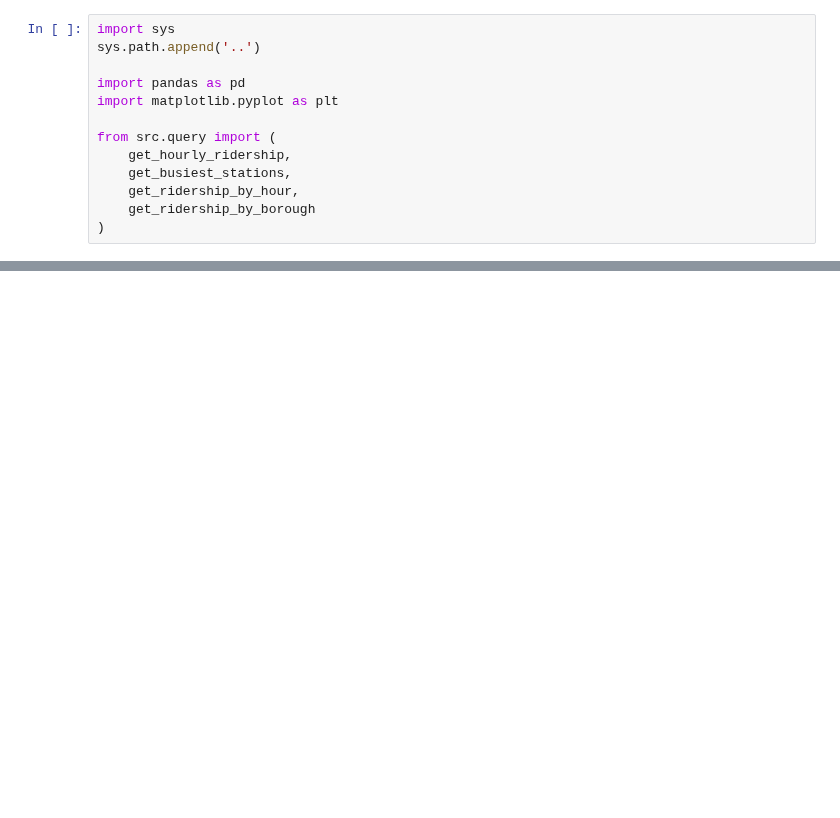
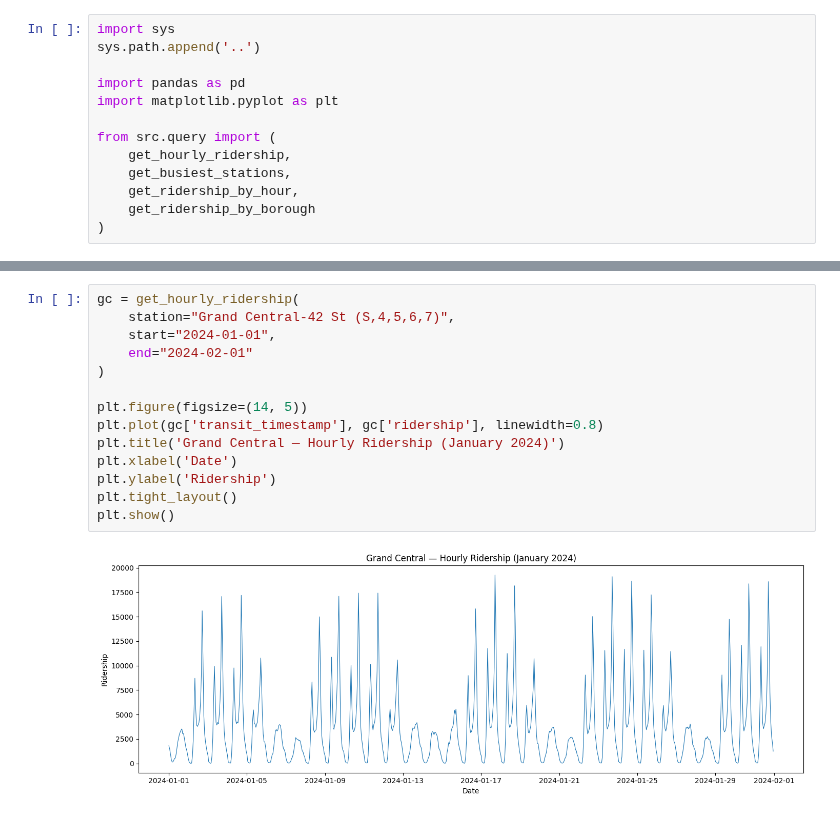
Before and after one commit to zhou-ray/mta-congestion, a Jupyter notebook: notebooks/exploration.ipynb, the cells around one changed output, grey strips where cells are left out. Drawn from its saved outputs; the diff is of its cells as text; blank space fills up the shorter version.

```diff
--- a/notebooks/exploration.ipynb
+++ b/notebooks/exploration.ipynb
@@ -64,0 +67,16 @@ plt.show()
+# %%
+gc = get_hourly_ridership(
+    station="Grand Central-42 St (S,4,5,6,7)",
+    start="2024-01-01",
+    end="2024-02-01"
+)
+
+plt.figure(figsize=(14, 5))
+plt.plot(gc['transit_timestamp'], gc['ridership'], linewidth=0.8)
+plt.title('Grand Central — Hourly Ridership (January 2024)')
+plt.xlabel('Date')
+plt.ylabel('Ridership')
+plt.tight_layout()
+plt.show()
+# %% [output]
+[figure, added]
```
Also changed, not shown: parts of 7 cells of this notebook, 2 other files.
